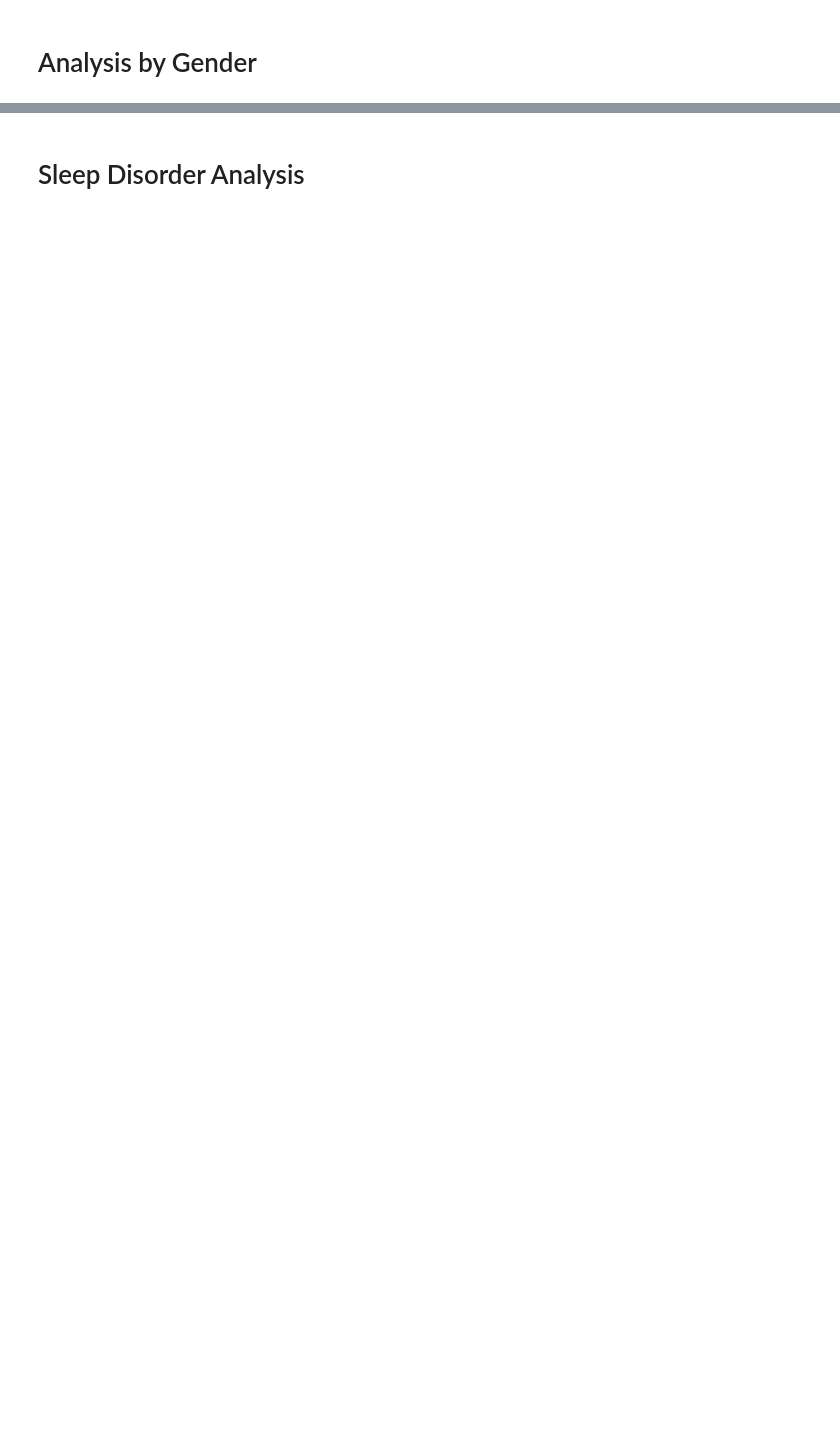
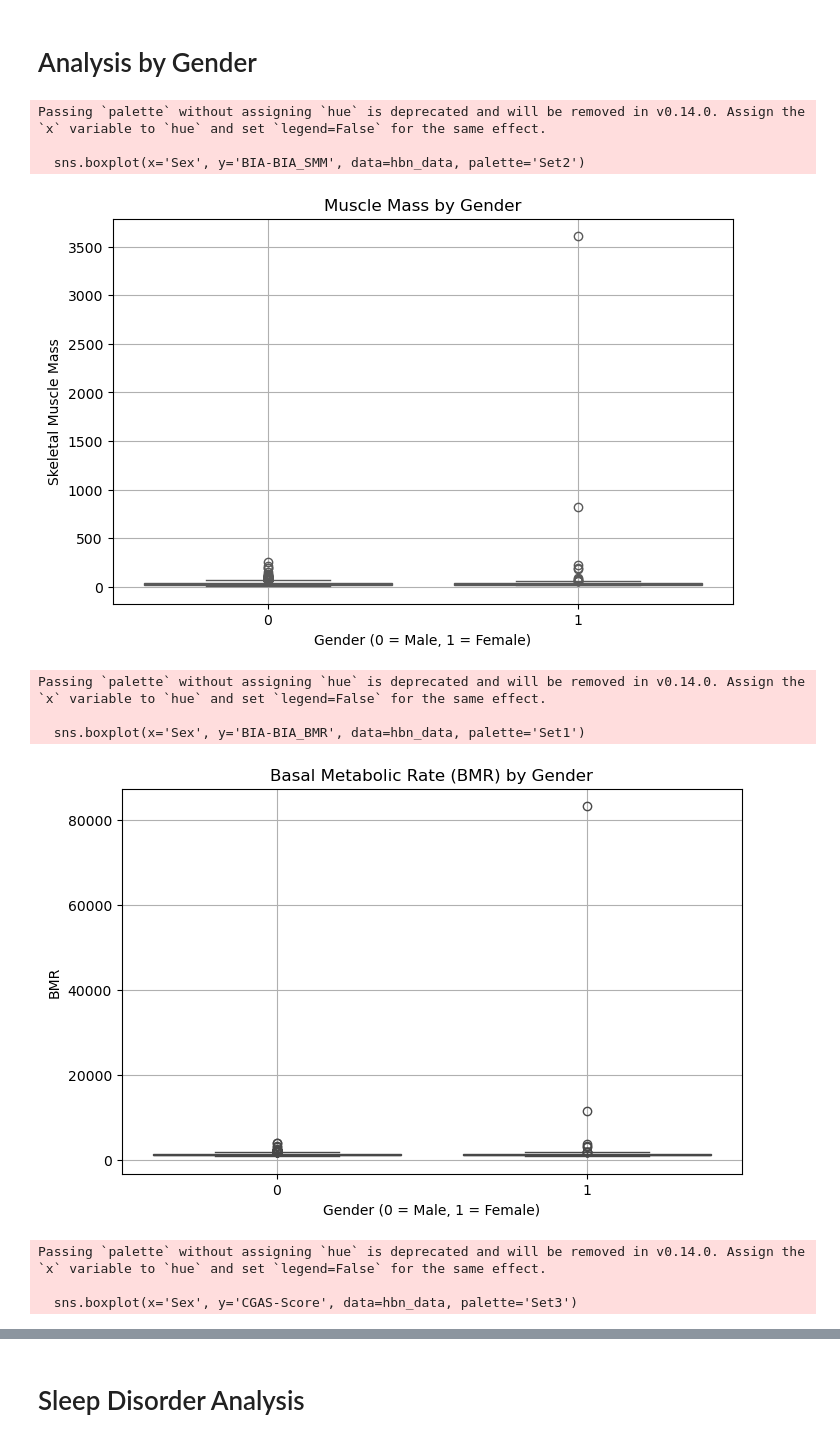
Before and after one commit to Javad1942/Group-2-QBC8, a Jupyter notebook: Stats_Analysis_Structured.ipynb, the cells around one changed output, grey strips where cells are left out. Cells and saved outputs as stored; diff of their text form; code cells hidden in the pictures; blank space fills up the shorter version.

```diff
--- a/Stats_Analysis_Structured.ipynb
+++ b/Stats_Analysis_Structured.ipynb
@@ -78,20 +247,49 @@ plt.show()
 # Analysis by Gender
 # %%
 
-# Muscle Mass by Gender
+# توزیع توده عضلانی
 plt.figure(figsize=(8, 5))
 sns.boxplot(x='Sex', y='BIA-BIA_SMM', data=hbn_data, palette='Set2')
 plt.title('Muscle Mass by Gender')
 plt.xlabel('Gender (0 = Male, 1 = Female)')
 plt.ylabel('Skeletal Muscle Mass')
 plt.grid()
 plt.show()
 
-# Basal Metabolic Rate by Gender
+# توزیع نرخ متابولیسم پایه
 plt.figure(figsize=(8, 5))
 sns.boxplot(x='Sex', y='BIA-BIA_BMR', data=hbn_data, palette='Set1')
 plt.title('Basal Metabolic Rate (BMR) by Gender')
 plt.xlabel('Gender (0 = Male, 1 = Female)')
 plt.ylabel('BMR')
 plt.grid()
 plt.show()
+
+# توزیع میزان عملکرد ذهنی
+plt.figure(figsize=(8, 5))
+sns.boxplot(x='Sex', y='CGAS-Score', data=hbn_data, palette='Set3')
+plt.title('Mental Performance by Gender')
+plt.xlabel('Gender (0 = Male, 1 = Female)')
+plt.ylabel('CGAS Score')
+plt.grid()
+plt.show()
+#توزیع میانگین میزان تناسب در تست آمادگی جسمانی برحسب سن
+plt.figure(figsize=(8, 5))
+sns.scatterplot(x='Age', y='PAQ_C-PAQ_C_Total', data=hbn_data, color='teal')
+plt.title('Physical Fitness Score by Age')
+plt.xlabel('Age')
+plt.ylabel('Physical Fitness Score')
+plt.grid()
+plt.show()
+# %% [output]
+Passing `palette` without assigning `hue` is deprecated and will be removed in v0.14.0. Assign the `x` variable to `hue` and set `legend=False` for the same effect.
+
+  sns.boxplot(x='Sex', y='BIA-BIA_SMM', data=hbn_data, palette='Set2')
+[figure, added]
+Passing `palette` without assigning `hue` is deprecated and will be removed in v0.14.0. Assign the `x` variable to `hue` and set `legend=False` for the same effect.
+
+  sns.boxplot(x='Sex', y='BIA-BIA_BMR', data=hbn_data, palette='Set1')
+[figure, added]
+Passing `palette` without assigning `hue` is deprecated and will be removed in v0.14.0. Assign the `x` variable to `hue` and set `legend=False` for the same effect.
+
+  sns.boxplot(x='Sex', y='CGAS-Score', data=hbn_data, palette='Set3')
```
Also changed, not shown: parts of 15 cells of this notebook.
